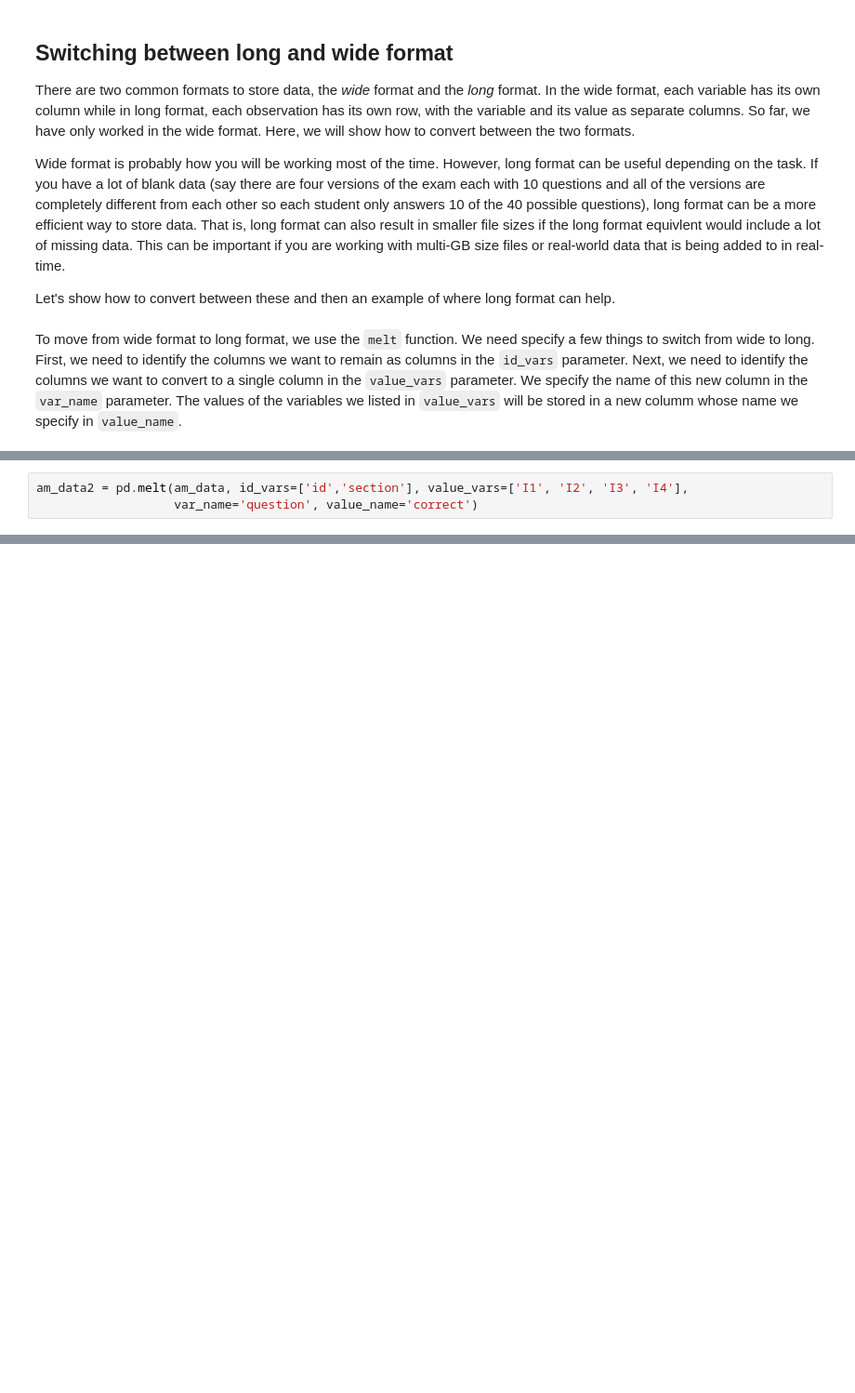
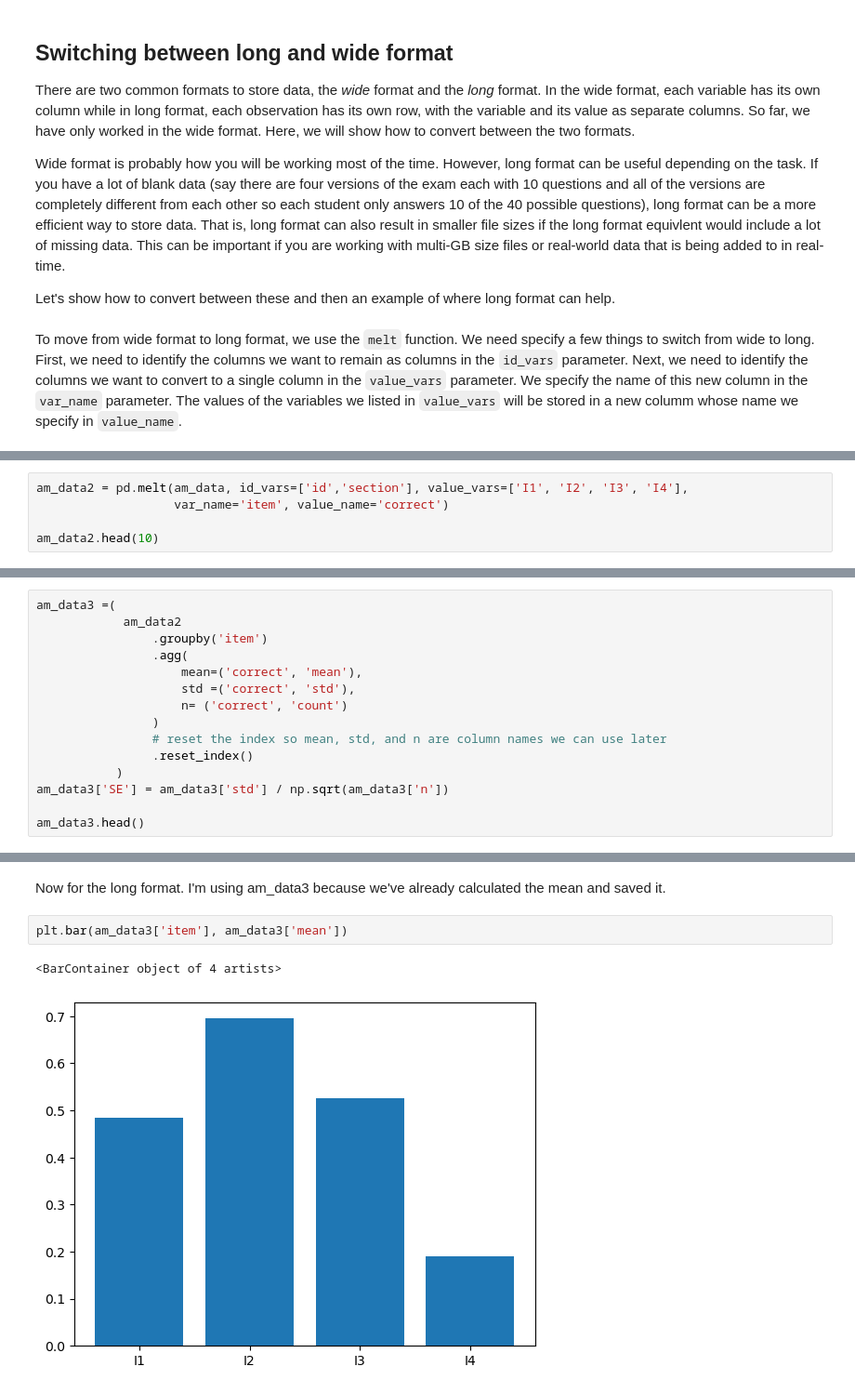
Before and after one commit to gphaser/Python-Intro, a Jupyter notebook: Question data.ipynb, the cells around one changed output, grey strips where cells are left out. Shown: that part at 93% size. Saved outputs shown, nothing was run; the diff lists cells and outputs as text; blank space fills up the shorter version.

```diff
--- a/Question data.ipynb
+++ b/Question data.ipynb
@@ -229,3 +231,5 @@ For the am_data, we want to keep the `id` and `section` variables as columns so
 # %%
 am_data2 = pd.melt(am_data, id_vars=['id','section'], value_vars=['I1', 'I2', 'I3', 'I4'],
-                   var_name='question', value_name='correct')
+                   var_name='item', value_name='correct')
+
+am_data2.head(10)
@@ -260,0 +275,15 @@ Type:      function
+# %%
+am_data3 =(
+            am_data2
+                .groupby('item')
+                .agg(
+                    mean=('correct', 'mean'),
+                    std =('correct', 'std'),
+                    n= ('correct', 'count')
+                )
+                # reset the index so mean, std, and n are column names we can use later
+                .reset_index()
+           )
+am_data3['SE'] = am_data3['std'] / np.sqrt(am_data3['n'])
+
+am_data3.head()
@@ -260,0 +391,7 @@ Type:      function
+# %% [markdown]
+Now for the long format. I'm using am_data3 because we've already calculated the mean and saved it.
+# %%
+plt.bar(am_data3['item'], am_data3['mean'])
+# %% [output]
+<BarContainer object of 4 artists>
+[figure, added]
```
Also changed, not shown: parts of 23 cells of this notebook.
